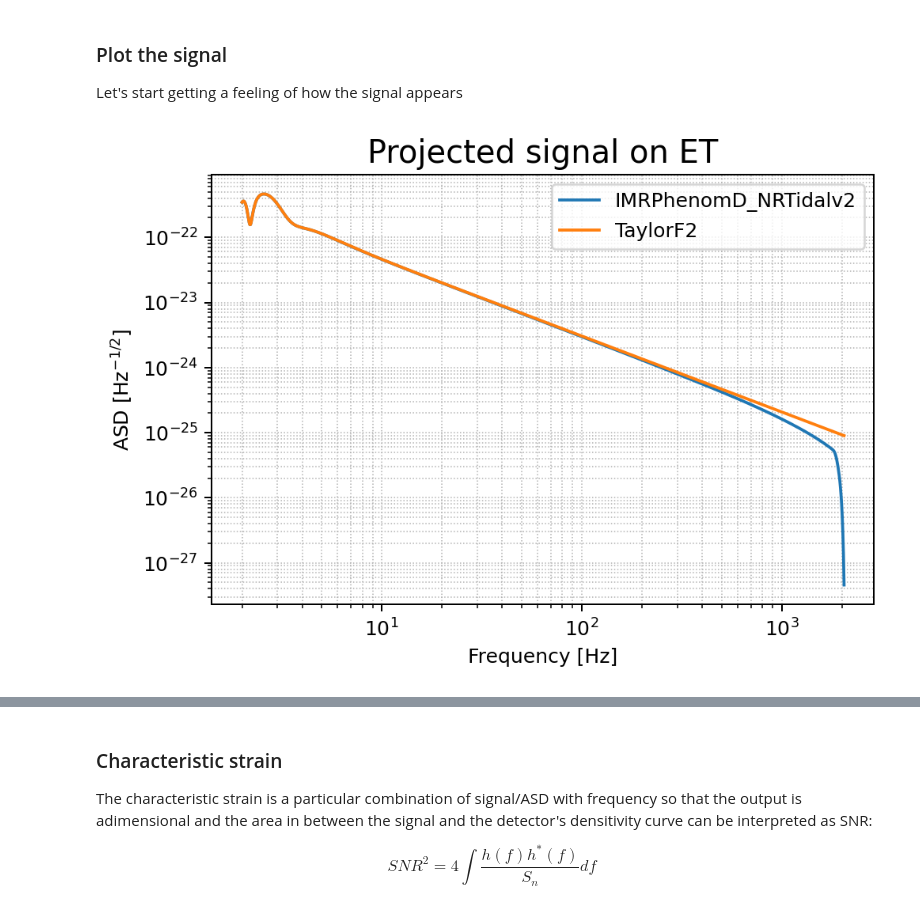
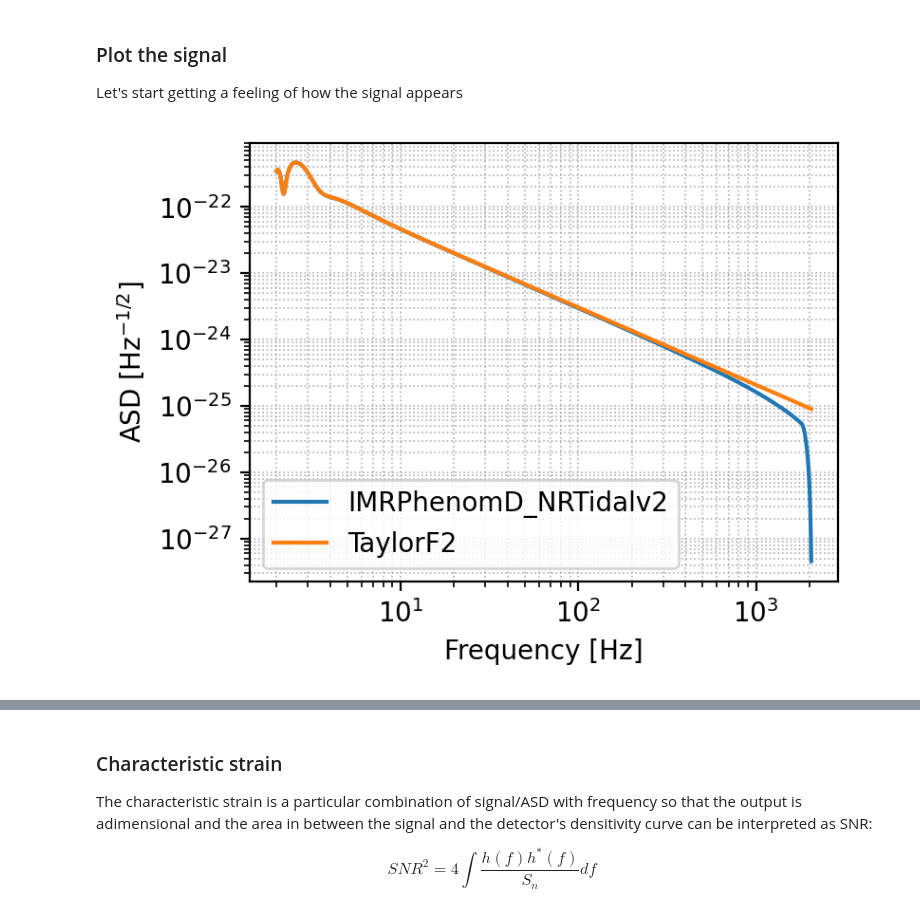
Before and after one commit to AndreaCozzumbo/acme_tutorials, a Jupyter notebook: gwfish_tutorial.ipynb, the cells around one changed output, grey strips where cells are left out. Saved outputs shown, nothing was run; the diff lists cells and outputs as text; code cells hidden in the pictures.

```diff
--- a/gwfish_tutorial.ipynb
+++ b/gwfish_tutorial.ipynb
@@ -214,11 +223,11 @@ from astropy.cosmology import Planck18
 matplotlib.rcParams.update({
     'font.size': 10,
     'axes.labelsize': 10,
-    'axes.titlesize': 16,
+    'axes.titlesize': 10,
     'xtick.labelsize': 10,
     'ytick.labelsize': 10,
     'legend.fontsize': 10,
-    'figure.titlesize': 14
+    'figure.titlesize': 10
 })
 # %% [markdown]
 ## Single Event Analysis: GW170817-like
@@ -289,28 +298,27 @@ Let's start getting a feeling of how the signal appears
 # %%
 # Choose the detector onto which you want to project the signal
 detector = 'ET'
-plt.figure(dpi=180)
+plt.figure(figsize=(4, 3), dpi=200)
 # The following function outputs the signal projected onto the chosen detector
 
 waveform_model_1 = 'IMRPhenomD_NRTidalv2'
 signal_1, _ = gw.utilities.get_fd_signal(parameters, detector, waveform_model_1, f_ref) # waveform_model and f_ref are passed together
 
 waveform_model_2 = 'TaylorF2'
 signal_2, _ = gw.utilities.get_fd_signal(parameters, detector, waveform_model_2, f_ref) # waveform_model and f_ref are passed together
 
 frequency = gw.detection.Detector(detector).frequencyvector[:, 0]
 # This signal has three components since ET comprises three detectors, let's plot one of them
 plt.loglog(frequency, np.abs(signal_1[:, 0]), label='%s' %waveform_model_1)
 plt.loglog(frequency, np.abs(signal_2[:, 0]), label='%s' %waveform_model_2)
 
 plt.legend()
 plt.xlabel('Frequency [Hz]')
 plt.ylabel('ASD [Hz$^{-1/2}$]')
 plt.grid(linestyle='dotted', linewidth='0.6', which='both')
-plt.title('Projected signal on %s' %detector)
 plt.show()
 # %% [output]
-[figure, old version]
+[figure, new version]
 # %%
 # add the detector's sensitivity curve and plot the characteristic strain
 psd_data = gw.utilities.get_detector_psd(detector)
```
Also changed, not shown: parts of 5 cells of this notebook.
